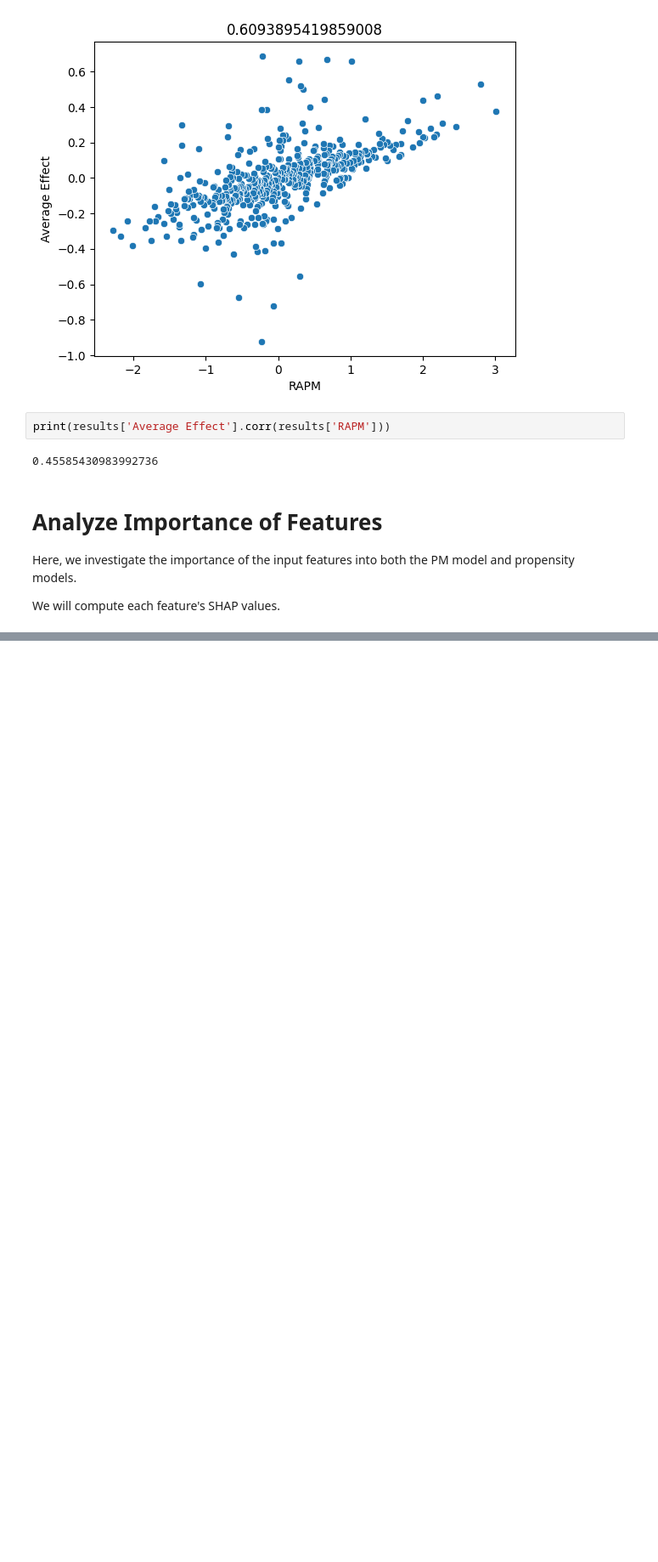
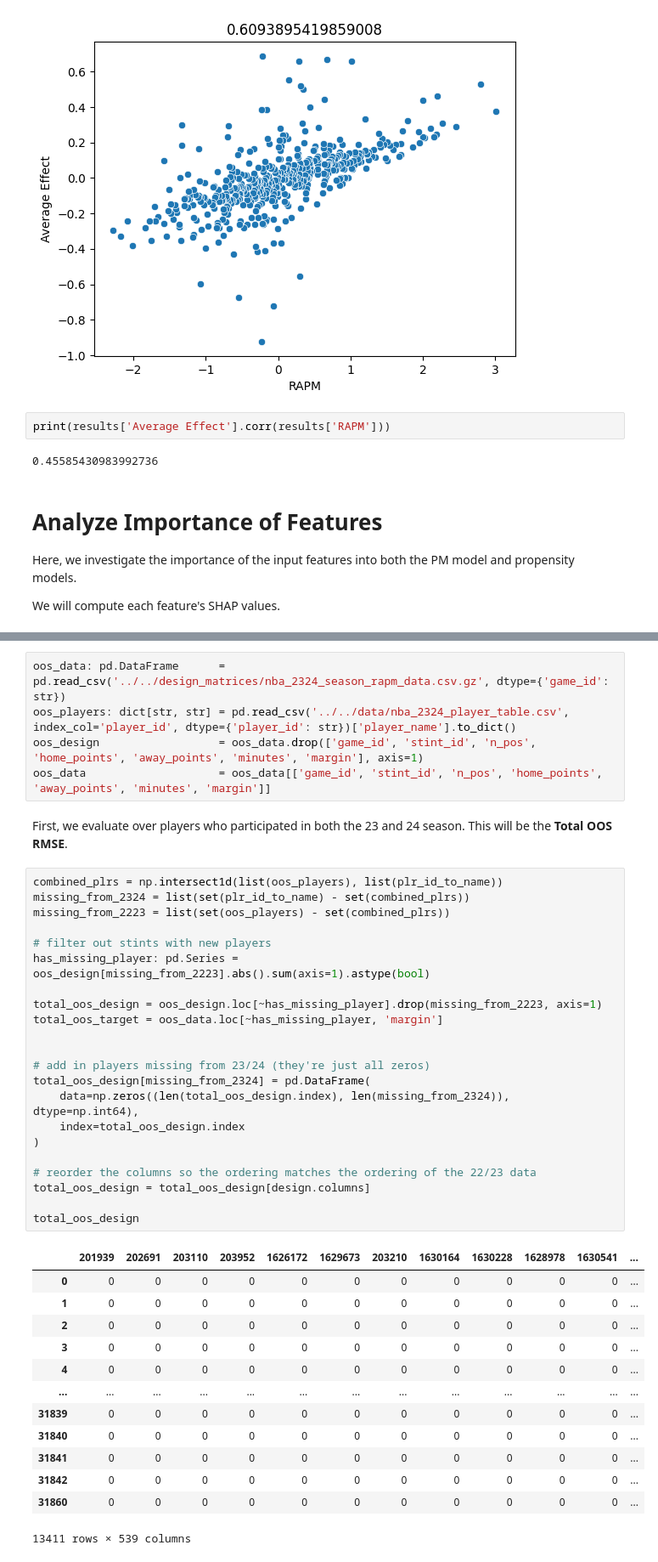
Before and after one commit to DanLeEpicMan/RAPM, a Jupyter notebook: code/analyze/propensity_scores.ipynb, the cells around one changed output, grey strips where cells are left out. Shown at 85% size. Saved outputs shown, nothing was run; the diff lists cells and outputs as text; blank space fills up the shorter version.

Commit message:
Added code for out-of-sample testing. OOS Data is the 23-24 season.

```diff
--- a/code/analyze/propensity_scores.ipynb
+++ b/code/analyze/propensity_scores.ipynb
@@ -739,0 +752,43 @@ print('Done!')
+# %%
+oos_data: pd.DataFrame      = pd.read_csv('../../design_matrices/nba_2324_season_rapm_data.csv.gz', dtype={'game_id': str})
+oos_players: dict[str, str] = pd.read_csv('../../data/nba_2324_player_table.csv', index_col='player_id', dtype={'player_id': str})['player_name'].to_dict()
+oos_design                  = oos_data.drop(['game_id', 'stint_id', 'n_pos', 'home_points', 'away_points', 'minutes', 'margin'], axis=1)
+oos_data                    = oos_data[['game_id', 'stint_id', 'n_pos', 'home_points', 'away_points', 'minutes', 'margin']]
+# %% [markdown]
+First, we evaluate over players who participated in both the 23 and 24 season. This will be the **Total OOS RMSE**.
+# %%
+combined_plrs = np.intersect1d(list(oos_players), list(plr_id_to_name))
+missing_from_2324 = list(set(plr_id_to_name) - set(combined_plrs))
+missing_from_2223 = list(set(oos_players) - set(combined_plrs))
+
+# filter out stints with new players
+has_missing_player: pd.Series = oos_design[missing_from_2223].abs().sum(axis=1).astype(bool)
+
+total_oos_design = oos_design.loc[~has_missing_player].drop(missing_from_2223, axis=1)
+total_oos_target = oos_data.loc[~has_missing_player, 'margin']
+
+
+# add in players missing from 23/24 (they're just all zeros)
+total_oos_design[missing_from_2324] = pd.DataFrame(
+    data=np.zeros((len(total_oos_design.index), len(missing_from_2324)), dtype=np.int64),
+    index=total_oos_design.index
+)
+
+# reorder the columns so the ordering matches the ordering of the 22/23 data
+total_oos_design = total_oos_design[design.columns]
+
+total_oos_design
+# %% [output]
+|  | 201939 | 202691 | 203110 | 203952 | 1626172 | 1629673 | 203210 | 1630164 | 1630228 | 1628978 | 1630541 | ... |
+| 0 | 0 | 0 | 0 | 0 | 0 | 0 | 0 | 0 | 0 | 0 | 0 | ... |
+| 1 | 0 | 0 | 0 | 0 | 0 | 0 | 0 | 0 | 0 | 0 | 0 | ... |
+| 2 | 0 | 0 | 0 | 0 | 0 | 0 | 0 | 0 | 0 | 0 | 0 | ... |
+| 3 | 0 | 0 | 0 | 0 | 0 | 0 | 0 | 0 | 0 | 0 | 0 | ... |
+| 4 | 0 | 0 | 0 | 0 | 0 | 0 | 0 | 0 | 0 | 0 | 0 | ... |
+| ... | ... | ... | ... | ... | ... | ... | ... | ... | ... | ... | ... | ... |
+| 31839 | 0 | 0 | 0 | 0 | 0 | 0 | 0 | 0 | 0 | 0 | 0 | ... |
+| 31840 | 0 | 0 | 0 | 0 | 0 | 0 | 0 | 0 | 0 | 0 | 0 | ... |
+| 31841 | 0 | 0 | 0 | 0 | 0 | 0 | 0 | 0 | 0 | 0 | 0 | ... |
+| 31842 | 0 | 0 | 0 | 0 | 0 | 0 | 0 | 0 | 0 | 0 | 0 | ... |
+| 31860 | 0 | 0 | 0 | 0 | 0 | 0 | 0 | 0 | 0 | 0 | 0 | ... |
+13411 rows × 539 columns
```
Also changed, not shown: parts of 12 cells of this notebook, 2 other files.
